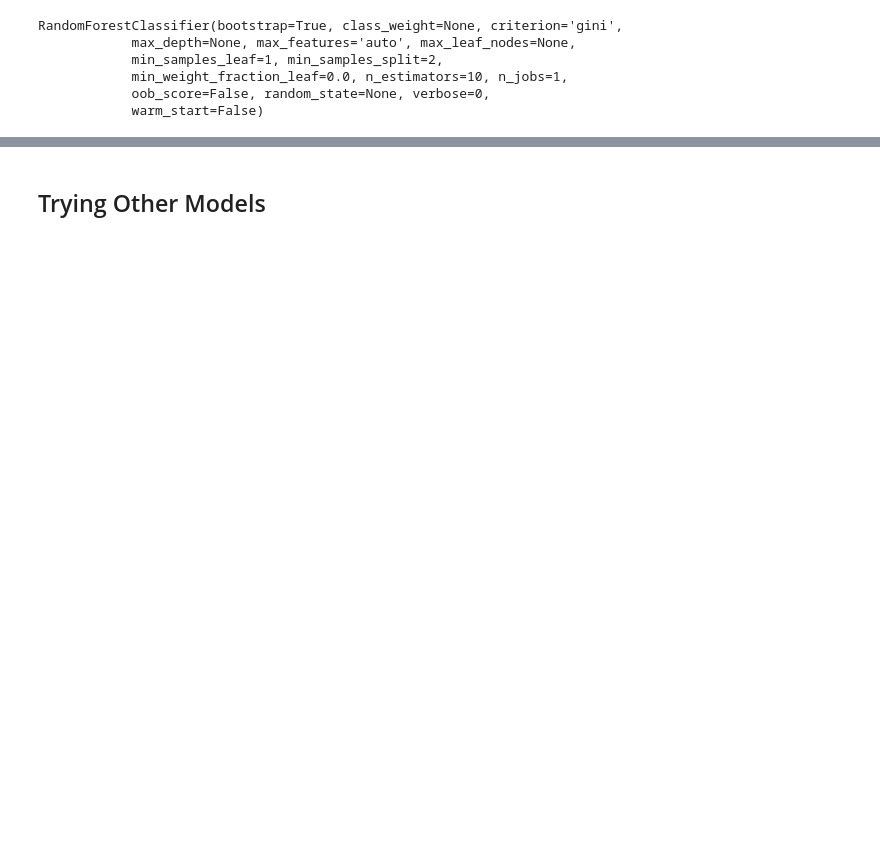
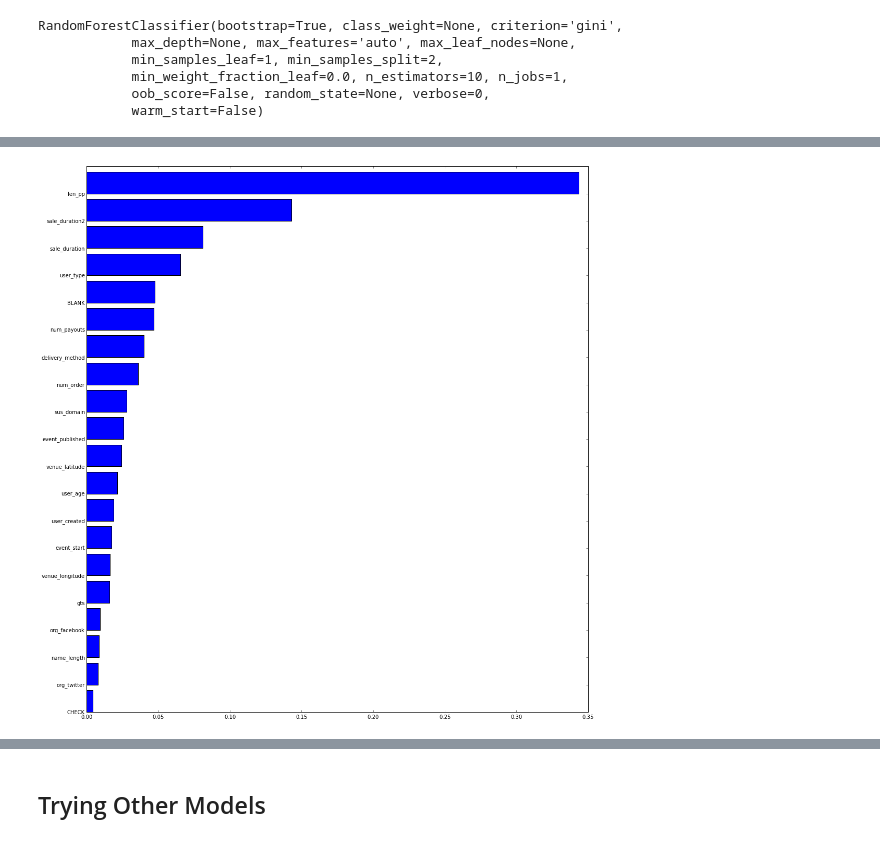
Before and after one commit to susiexsun/fraud_detection, a Jupyter notebook: data/pair_v2.ipynb, the cells around one changed output, grey strips where cells are left out. Saved outputs shown, nothing was run; the diff lists cells and outputs as text; code cells hidden in the pictures; blank space fills up the shorter version.

```diff
--- a/data/pair_v2.ipynb
+++ b/data/pair_v2.ipynb
@@ -222,3 +229,7 @@ rf_top.score(X_top_test, y_test)
+# %%
+feature_importance(rf_top, X_top_smoted, y_smoted)
+# %% [output]
+[figure, added]
 # %%
 y_pred = rf_top.predict(X_top_test)
 # %%
```
Also changed, not shown: parts of 19 cells of this notebook, 3 other files.
